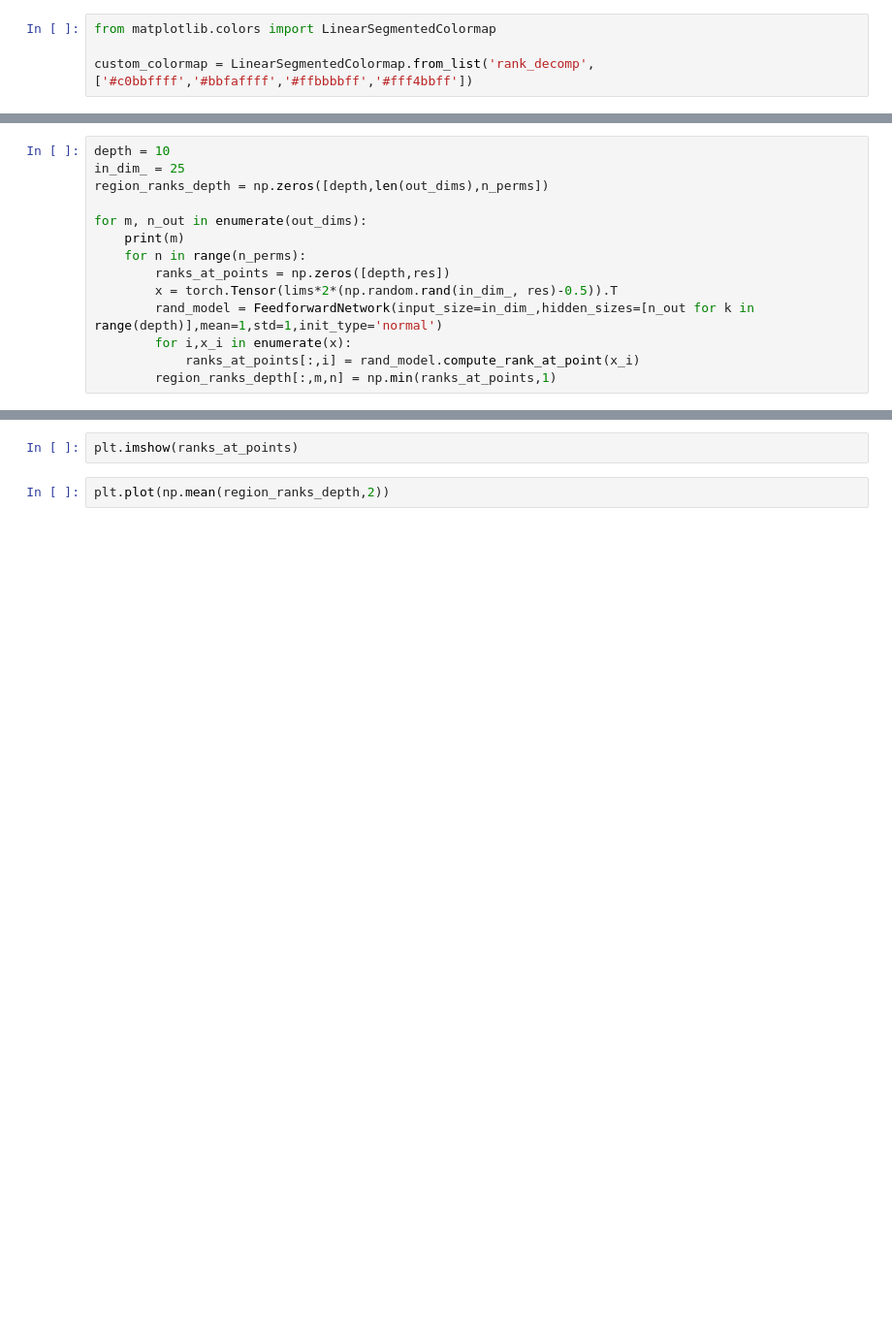
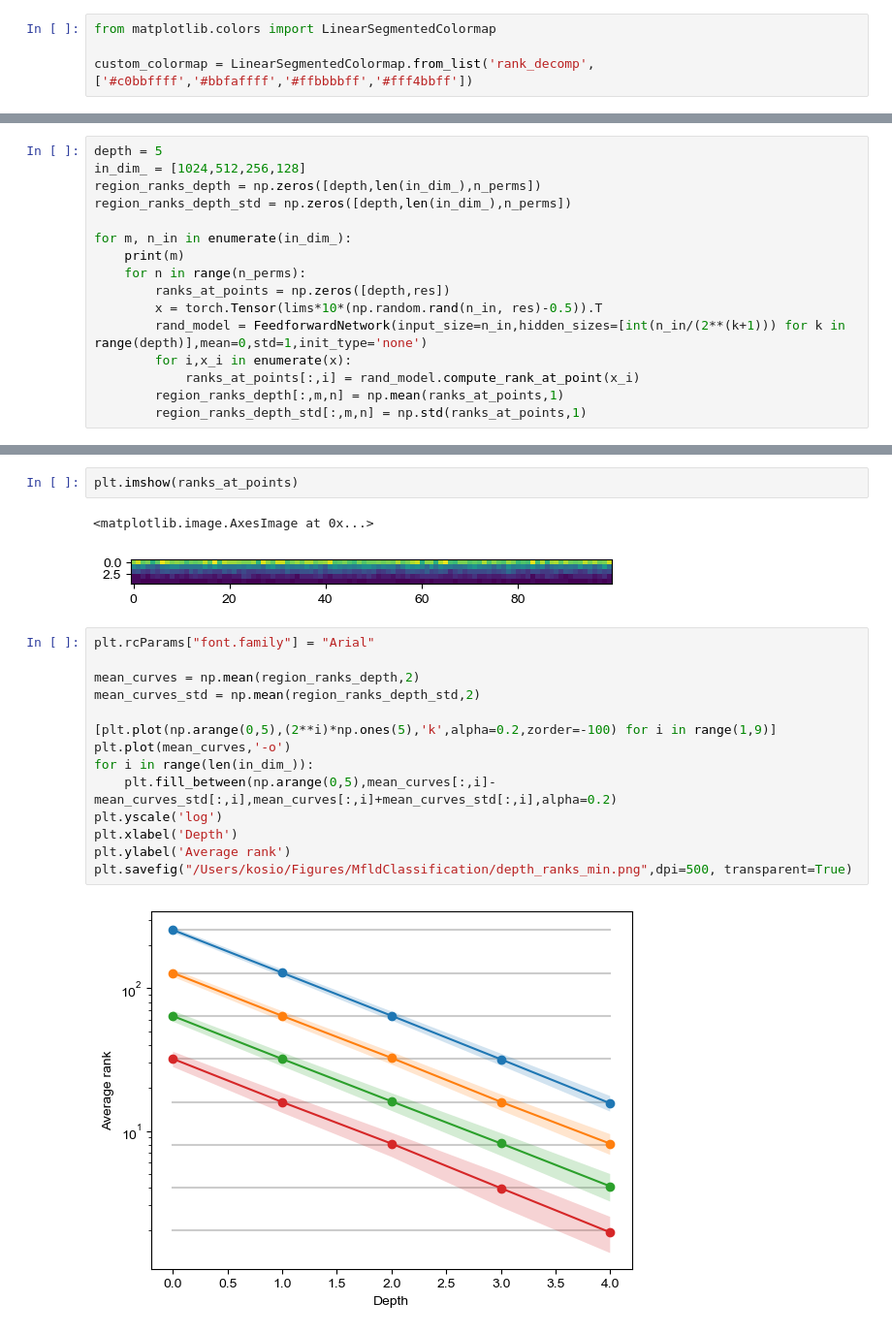
Before and after one commit to KBeshkov/top-mfld-class, a Jupyter notebook: simulations/combinatoric_plots.ipynb, the cells around one changed output, grey strips where cells are left out. Shown at 97% size. Cells and saved outputs as stored; diff of their text form; blank space fills up the shorter version.

```diff
--- a/simulations/combinatoric_plots.ipynb
+++ b/simulations/combinatoric_plots.ipynb
@@ -347,14 +375,16 @@ for d, dim in enumerate(out_dims):
 # %%
-depth = 10
-in_dim_ = 25
-region_ranks_depth = np.zeros([depth,len(out_dims),n_perms])
+depth = 5
+in_dim_ = [1024,512,256,128]
+region_ranks_depth = np.zeros([depth,len(in_dim_),n_perms])
+region_ranks_depth_std = np.zeros([depth,len(in_dim_),n_perms])
 
-for m, n_out in enumerate(out_dims):
+for m, n_in in enumerate(in_dim_):
     print(m)
     for n in range(n_perms):
         ranks_at_points = np.zeros([depth,res])
-        x = torch.Tensor(lims*2*(np.random.rand(in_dim_, res)-0.5)).T
-        rand_model = FeedforwardNetwork(input_size=in_dim_,hidden_sizes=[n_out for k in range(depth)],mean=1,std=1,init_type='normal')
+        x = torch.Tensor(lims*10*(np.random.rand(n_in, res)-0.5)).T
+        rand_model = FeedforwardNetwork(input_size=n_in,hidden_sizes=[int(n_in/(2**(k+1))) for k in range(depth)],mean=0,std=1,init_type='none')
         for i,x_i in enumerate(x):
             ranks_at_points[:,i] = rand_model.compute_rank_at_point(x_i)
-        region_ranks_depth[:,m,n] = np.min(ranks_at_points,1)
+        region_ranks_depth[:,m,n] = np.mean(ranks_at_points,1)
+        region_ranks_depth_std[:,m,n] = np.std(ranks_at_points,1)
@@ -361,7 +396,24 @@ for m, n_out in enumerate(out_dims):
 # %%
 plt.imshow(ranks_at_points)
+# %% [output]
+<matplotlib.image.AxesImage at 0x...>
+[figure, added]
 # %%
-plt.plot(np.mean(region_ranks_depth,2))
+plt.rcParams["font.family"] = "Arial"
+
+mean_curves = np.mean(region_ranks_depth,2)
+mean_curves_std = np.mean(region_ranks_depth_std,2)
+
+[plt.plot(np.arange(0,5),(2**i)*np.ones(5),'k',alpha=0.2,zorder=-100) for i in range(1,9)]
+plt.plot(mean_curves,'-o')
+for i in range(len(in_dim_)):
+    plt.fill_between(np.arange(0,5),mean_curves[:,i]-mean_curves_std[:,i],mean_curves[:,i]+mean_curves_std[:,i],alpha=0.2)
+plt.yscale('log')
+plt.xlabel('Depth')
+plt.ylabel('Average rank')
+plt.savefig("/Users/kosio/Figures/MfldClassification/depth_ranks_min.png",dpi=500, transparent=True)
+# %% [output]
+[figure, added]
 # %%
 fig_height = 11.7/7
 fig_width = 8.3/1.3
```
Also changed, not shown: parts of 15 cells of this notebook, 2 other files.
